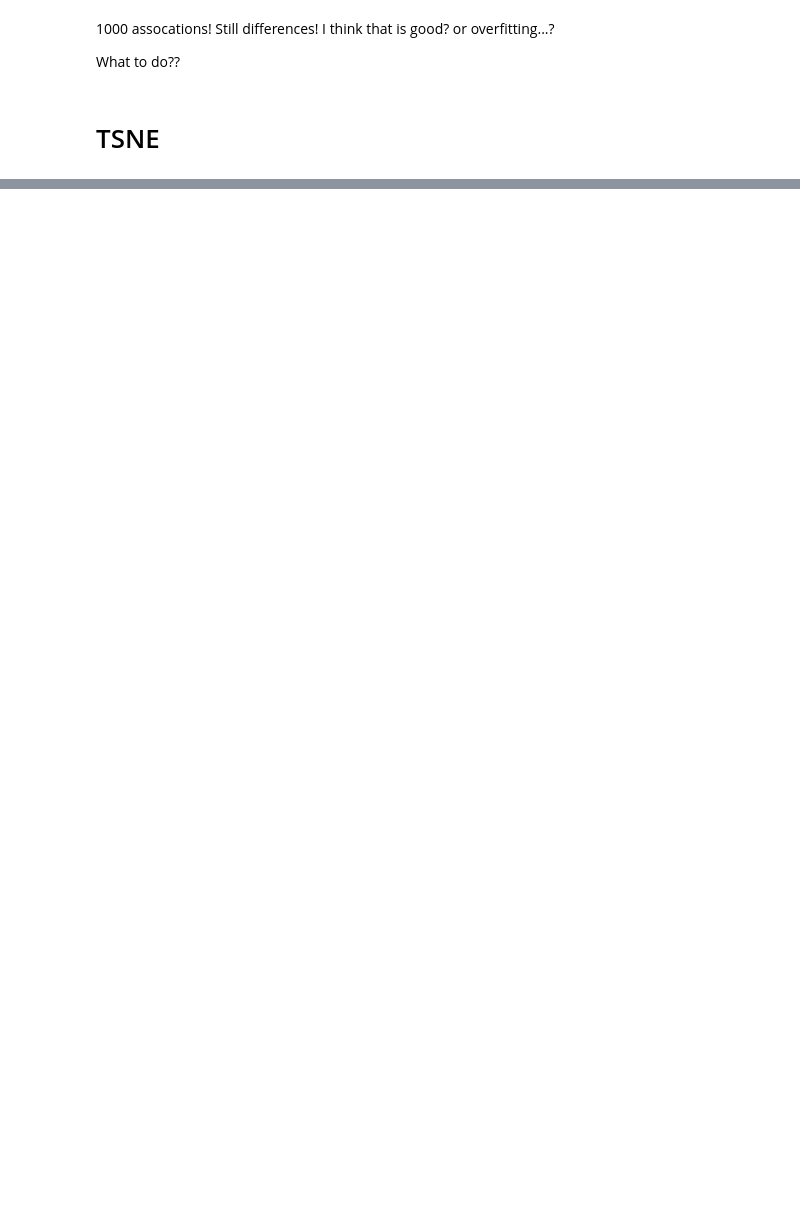
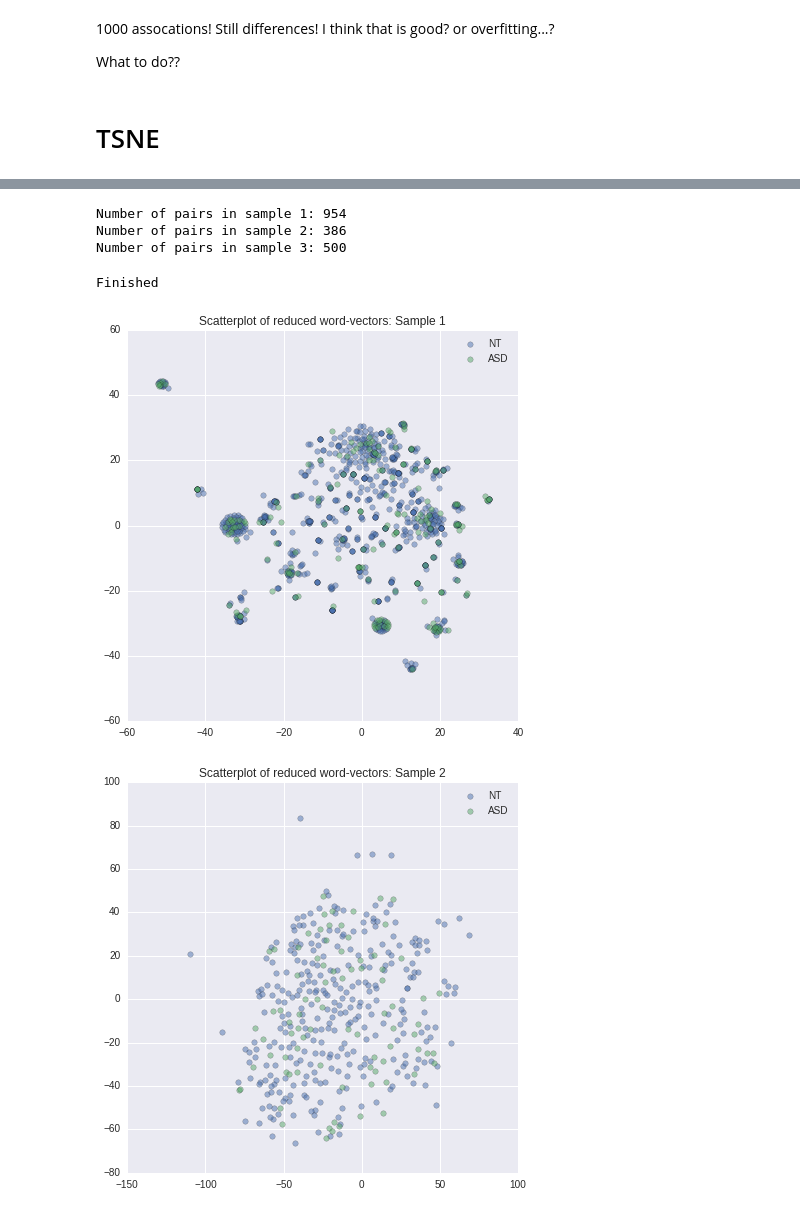
Before and after one commit to louweal/wordgame, a Jupyter notebook: notebooks/Wordgame Word2Vec features.ipynb, the cells around one changed output, grey strips where cells are left out. Saved outputs shown, nothing was run; the diff lists cells and outputs as text; code cells hidden in the pictures; blank space fills up the shorter version.

```diff
--- a/notebooks/Wordgame Word2Vec features.ipynb
+++ b/notebooks/Wordgame Word2Vec features.ipynb
@@ -211,0 +113,61 @@ plt.show()
+# %%
+from sklearn.manifold import TSNE
+
+pal = sns.color_palette()
+
+word_list1 = ['king', 'queen', 'prince','princess','man','woman']
+word_list2 = ['paris', 'france', 'london', 'england', 'madrid', 'spain', 'rome', 'italy', 'berlin', 'germany']
+word_list3 = ['one', 'two', 'three', 'four', 'five', 'six', 'seven', 'eight', 'nine', 'ten']
+
+sample1 = df[(df['word1'].isin(word_list1))]
+sample2 = df[(df['word1'].isin(word_list2))]
+sample3 = df[(df['word1'].isin(word_list3))]
+
+print("Number of pairs in sample 1: "+ str(len(sample1)))
+print("Number of pairs in sample 2: "+ str(len(sample2)))
+print("Number of pairs in sample 3: "+ str(len(sample3)))
+# %% [output]
+Number of pairs in sample 1: 954
+Number of pairs in sample 2: 386
+Number of pairs in sample 3: 500
+# %%
+# Compute reduced word-vectors
+reduced1 = TSNE(random_state=42).fit_transform(sample1['wv2'].tolist())
+reduced2 = TSNE(random_state=42).fit_transform(sample2['wv2'].tolist())
+reduced3 = TSNE(random_state=42).fit_transform(sample3['wv2'].tolist())
+print("Finished")
+# %% [output]
+Finished
+# %%
+# split data into NT/ASD groups
+nt_sample1 = reduced1[sample1['nt']]
+asd_sample1 = reduced1[sample1['nt']==False]
+nt_sample2 = reduced2[sample2['nt']]
+asd_sample2 = reduced2[sample2['nt']==False]
+nt_sample3 = reduced3[sample3['nt']]
+asd_sample3 = reduced3[sample3['nt']==False]
+
+# Plots
+plt.figure(figsize=(7, 7))
+plt.scatter(nt_sample1[:,0], nt_sample1[:,1], marker='o', s=30, c=pal[0], alpha=0.5, label='NT')
+plt.scatter(asd_sample1[:,0], asd_sample1[:,1], marker='o', s=30, c=pal[1], alpha=0.5, label='ASD')
+plt.title('Scatterplot of reduced word-vectors: Sample 1')
+plt.legend(loc='upper right')
+plt.show()
+
+plt.figure(figsize=(7, 7))
+plt.scatter(nt_sample2[:,0], nt_sample2[:,1], marker='o', s=30, c=pal[0], alpha=0.5, label='NT')
+plt.scatter(asd_sample2[:,0], asd_sample2[:,1], marker='o', s=30, c=pal[1], alpha=0.5, label='ASD')
+plt.title('Scatterplot of reduced word-vectors: Sample 2')
+plt.legend(loc='upper right')
+plt.show()
+
+plt.figure(figsize=(7, 7))
+plt.scatter(nt_sample3[:,0], nt_sample3[:,1], marker='o', s=30, c=pal[0], alpha=0.5, label='NT')
+plt.scatter(asd_sample3[:,0], asd_sample3[:,1], marker='o', s=30, c=pal[1], alpha=0.5, label='ASD')
+plt.title('Scatterplot of reduced word-vectors: Sample 3')
+plt.legend(loc='upper right')
+plt.show()
+# %% [output]
+[figure, added]
+[figure, added]
```
Also changed, not shown: parts of 13 cells of this notebook.
